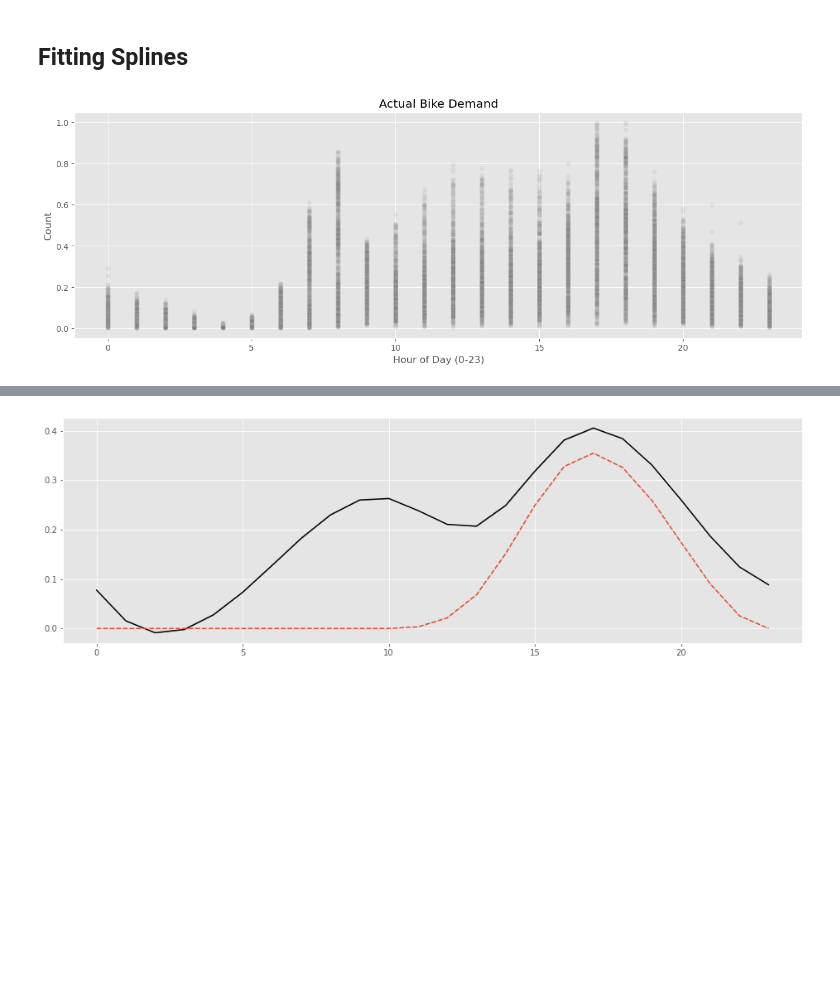
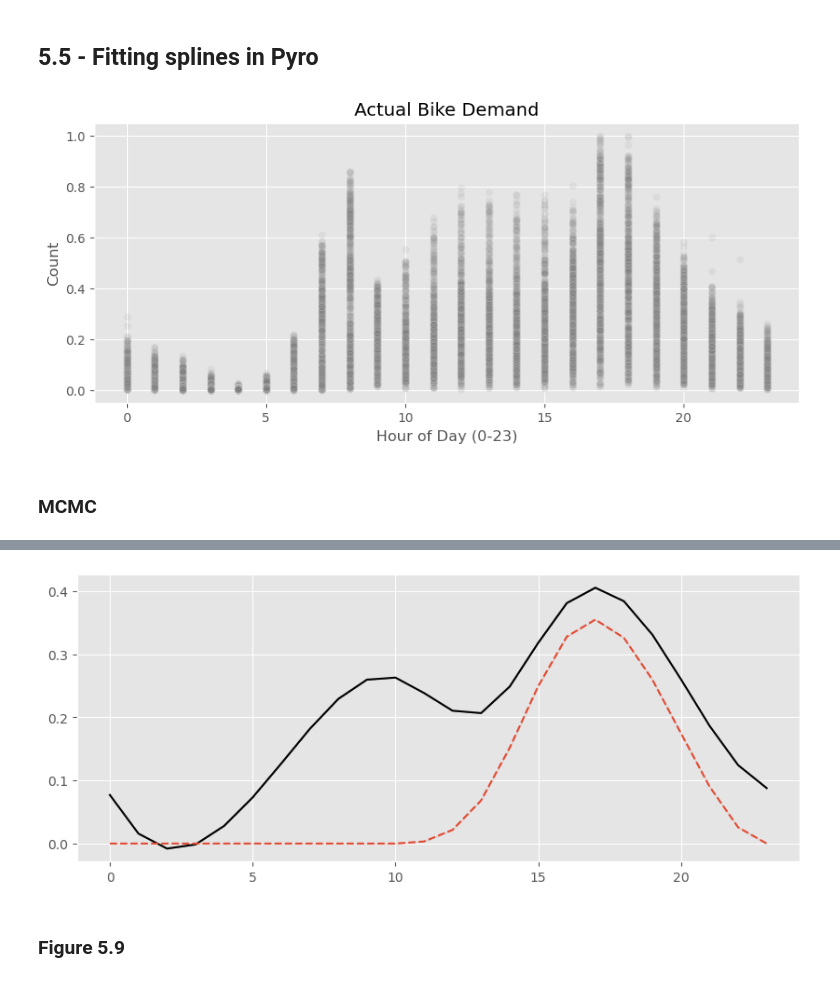
Before and after one commit to GStechschulte/books-with-code, a Jupyter notebook: bmcp/ch_5_pyro.ipynb, the cells around one changed output, grey strips where cells are left out. Cells and saved outputs as stored; diff of their text form; code cells hidden in the pictures; blank space fills up the shorter version.

```diff
--- a/bmcp/ch_5_pyro.ipynb
+++ b/bmcp/ch_5_pyro.ipynb
@@ -14,4 +14,5 @@ from pyro.infer import SVI, Trace_ELBO
 from pyro.optim import Adam
 from patsy import dmatrix
 plt.style.use('ggplot')
+plt.rcParams["figure.figsize"] = (10, 4)
 # %% [markdown]
@@ -38,19 +20,17 @@ for i in range(4):
-# %% [markdown]
-## Fitting Splines
+# %% [markdown]
+## 5.5 - Fitting splines in Pyro
 # %%
-day = pd.read_csv('/Users/gabestechschulte/Documents/data/Bike-Sharing-Dataset/day.csv')
-hour = pd.read_csv('/Users/gabestechschulte/Documents/data/Bike-Sharing-Dataset/hour.csv')
+day = pd.read_csv('./data/Bike-Sharing-Dataset/day.csv')
+hour = pd.read_csv('./data/Bike-Sharing-Dataset/hour.csv')
 # %%
 hour['cnt_std'] = hour['cnt'] / hour['cnt'].max()
 # %%
-plt.figure(figsize=(16, 5))
 sns.scatterplot(x=hour['hr'], y=hour['cnt_std'], alpha=0.1, color='grey')
 plt.ylabel('Count')
 plt.xlabel('Hour of Day (0-23)')
-plt.title('Actual Bike Demand')
-plt.show()
+plt.title('Actual Bike Demand');
 # %% [output]
-[figure, old version]
+[figure, new version]
 # %%
 num_knots = 6
 knot_list = torch.linspace(0, 23, num_knots + 2)[1:-1]
@@ -63,6 +43,8 @@ B = dmatrix(
 B = torch.tensor(np.asarray(B)).float()
 cnt_bikes = torch.tensor(hour['cnt_std'].values).float()
 hour_bikes = torch.tensor(hour['hr'].values).reshape(-1, 1).float()
+# %% [markdown]
+### MCMC
 # %%
 def splines(design_matrix, count_bikes=None):
 
@@ -92,5 +90,4 @@ az_splines_pred = az.from_pyro(posterior=mcmc_splines, posterior_predictive=spli
 # %%
-plt.figure(figsize=(16, 5))
 sns.lineplot(
     x=hour_bikes.flatten(), y=splines_predictive['mu'].mean(axis=0).T.flatten(),
     color='black'
@@ -98,13 +95,9 @@ sns.lineplot(
 sns.lineplot(
     x=hour_bikes.flatten(), y=(B * spline_samples['beta'].mean(axis=0))[:, 5],
     linestyle='--'
-    )
-
-
-
-plt.show()
+    );
 # %% [output]
-[figure, old version]
+[figure, new version]
 # %%
 cnt_mu = splines_predictive['y'].mean(axis=0).T.flatten()
 cnt_std = splines_predictive['y'].std(axis=0).T.flatten()
@@ -119,4 +112,6 @@ df = pd.DataFrame({
 })
 
 df = df.sort_values(by=['hr'])
+# %% [markdown]
+### Figure 5.9
 # %%
```
Also changed, not shown: parts of 15 cells of this notebook.
